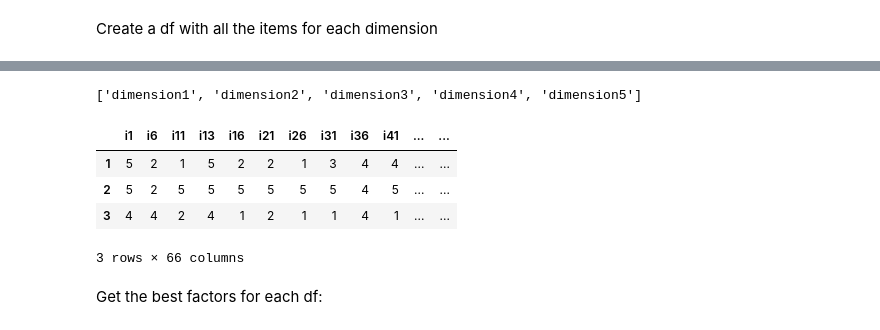
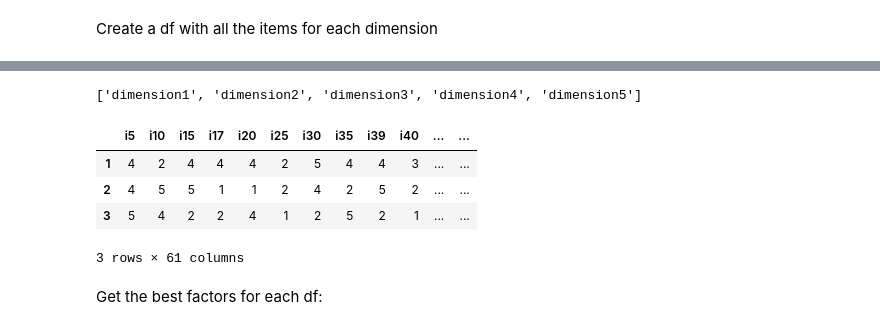
Before and after one commit to AnaSenso/DM0320-final-project, a Jupyter notebook: Item - Factor Analysis.ipynb, the cells around one changed output, grey strips where cells are left out. Drawn from its saved outputs; the diff is of its cells as text; code cells hidden in the pictures.

```diff
--- a/Item - Factor Analysis.ipynb
+++ b/Item - Factor Analysis.ipynb
@@ -159,15 +163,15 @@ inf.head(20)
 #### Analize dimensions:
 - To get item correlation with all the **Facets**
 # %%
-def fac_corr_df(dfv,df,col):
+def fac_corr_df(df, dfv, dfv_col):
     lis = []
     dfv = drop_nn(dfv)
     df = drop_nn(df)
     for e in range(len(dfv)):
-        if dfv.iloc[e][col] == dfv.iloc[e].max():
+        if dfv.iloc[e][dfv_col] == dfv.iloc[e].max():
             lis.append('i'+str(e+1))
     return df[lis]
 # %% [markdown]
 Create a df with all the items for each dimension
 # %%
-fad = {i:fac_corr_df(fat, df, f"{i}") for i in list(drop_nn(fat).columns)}
+fad = {i:fac_corr_df(df, fat, f"{i}") for i in list(drop_nn(fat).columns)}
@@ -180,13 +178,13 @@ fad = {i:fac_corr_df(fat, df, f"{i}") for i in list(drop_nn(fat).columns)}
 # %%
 print(list(drop_nn(fat).columns))
-fad['dimension1'].head(3)
+fad['dimension3'].head(3)
 # %% [output]
 ['dimension1', 'dimension2', 'dimension3', 'dimension4', 'dimension5']
-|  | i1 | i6 | i11 | i13 | i16 | i21 | i26 | i31 | i36 | i41 | ... | ... |
-| 1 | 5 | 2 | 1 | 5 | 2 | 2 | 1 | 3 | 4 | 4 | ... | ... |
-| 2 | 5 | 2 | 5 | 5 | 5 | 5 | 5 | 5 | 4 | 5 | ... | ... |
-| 3 | 4 | 4 | 2 | 4 | 1 | 2 | 1 | 1 | 4 | 1 | ... | ... |
+|  | i5 | i10 | i15 | i17 | i20 | i25 | i30 | i35 | i39 | i40 | ... | ... |
+| 1 | 4 | 2 | 4 | 4 | 4 | 2 | 5 | 4 | 4 | 3 | ... | ... |
+| 2 | 4 | 5 | 5 | 1 | 1 | 2 | 4 | 2 | 5 | 2 | ... | ... |
+| 3 | 5 | 4 | 2 | 2 | 4 | 1 | 2 | 5 | 2 | 1 | ... | ... |
-3 rows × 66 columns
+3 rows × 61 columns
 # %% [markdown]
 Get the best factors for each df:
 # %%
```
Also changed, not shown: parts of 10 cells of this notebook.
